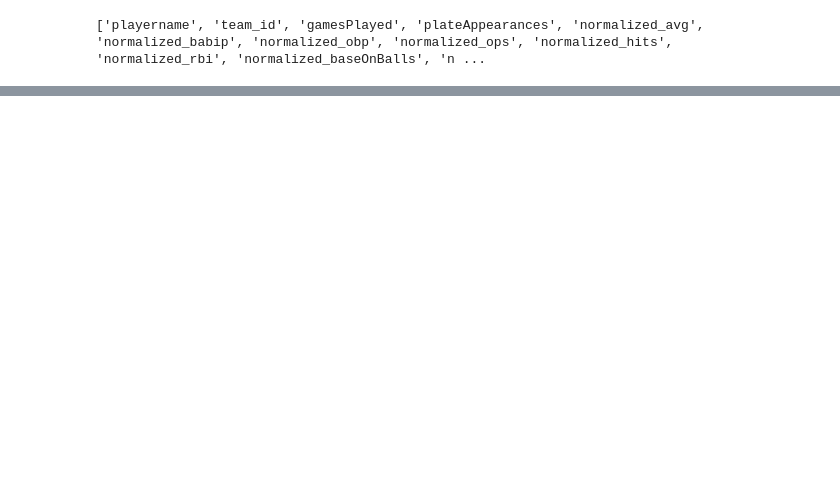
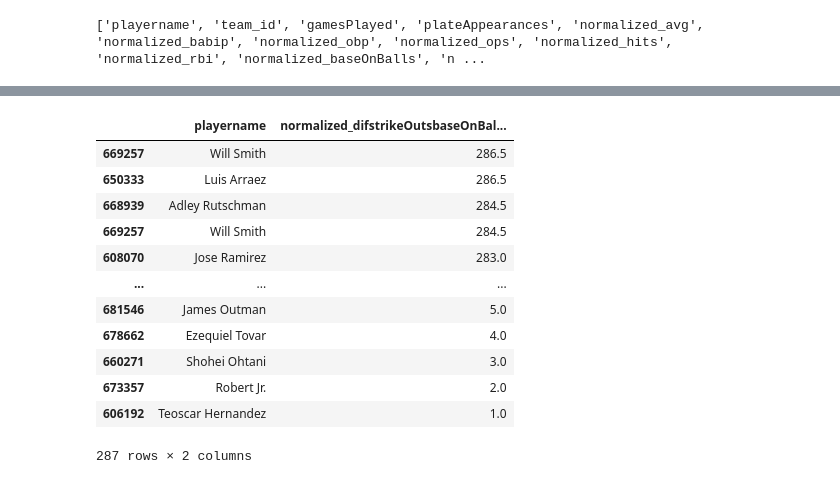
Before and after one commit to lbventura/mlb-airflow-data-pipeline, a Jupyter notebook: mlb_airflow_data_pipeline/statsapi_team_stats_notebook.ipynb, the cells around one changed output, grey strips where cells are left out. Cells and saved outputs as stored; diff of their text form; code cells hidden in the pictures; blank space fills up the shorter version.

```diff
--- a/mlb_airflow_data_pipeline/statsapi_team_stats_notebook.ipynb
+++ b/mlb_airflow_data_pipeline/statsapi_team_stats_notebook.ipynb
@@ -185,0 +105,2 @@ obp_analysis.head(+5)
+# %%
+full_stats_df = get_league_player_stats()
@@ -186,6 +114,7 @@ obp_analysis.head(+5)
 # %%
-normalized_columns = player_information_features + [col for col in todays_data.columns if 'normalized' in col]
+normalized_features = [col for col in todays_data["national_league"].columns if 'normalized' in col]
+normalized_columns = player_information_features + normalized_features
 print(normalized_columns)
-normalized_analysis = todays_data[normalized_columns]
+normalized_analysis = full_stats_df[normalized_columns]
 # %% [output]
 ['playername', 'team_id', 'gamesPlayed', 'plateAppearances', 'normalized_avg', 'normalized_babip', 'normalized_obp', 'normalized_ops', 'normalized_hits', 'normalized_rbi', 'normalized_baseOnBalls', 'n ...
@@ -192,2 +125,5 @@ normalized_analysis = todays_data[normalized_columns]
 # %%
 ## compute rank to check which other categories is Luiz Arraez leading
+# %%
+for column in normalized_features:
+    normalized_analysis[column + '_rank'] = normalized_analysis[column].rank(ascending = False)
@@ -193,0 +148,2 @@ normalized_analysis = todays_data[normalized_columns]
+# %%
+ranked_data = normalized_analysis[['playername'] + [col for col in normalized_analysis.columns if 'rank' in col]]
@@ -193,0 +155,16 @@ normalized_analysis = todays_data[normalized_columns]
+# %%
+ranked_data[["playername","normalized_difstrikeOutsbaseOnBalls_rank"]].sort_values(by ="normalized_difstrikeOutsbaseOnBalls_rank", ascending=False)
+# %% [output]
+|  | playername | normalized_difstrikeOutsbaseOnBal... |
+| 669257 | Will Smith | 286.5 |
+| 650333 | Luis Arraez | 286.5 |
+| 668939 | Adley Rutschman | 284.5 |
+| 669257 | Will Smith | 284.5 |
+| 608070 | Jose Ramirez | 283.0 |
+| ... | ... | ... |
+| 681546 | James Outman | 5.0 |
+| 678662 | Ezequiel Tovar | 4.0 |
+| 660271 | Shohei Ohtani | 3.0 |
+| 673357 | Robert Jr. | 2.0 |
+| 606192 | Teoscar Hernandez | 1.0 |
+287 rows × 2 columns
```
Also changed, not shown: parts of 35 cells of this notebook.
